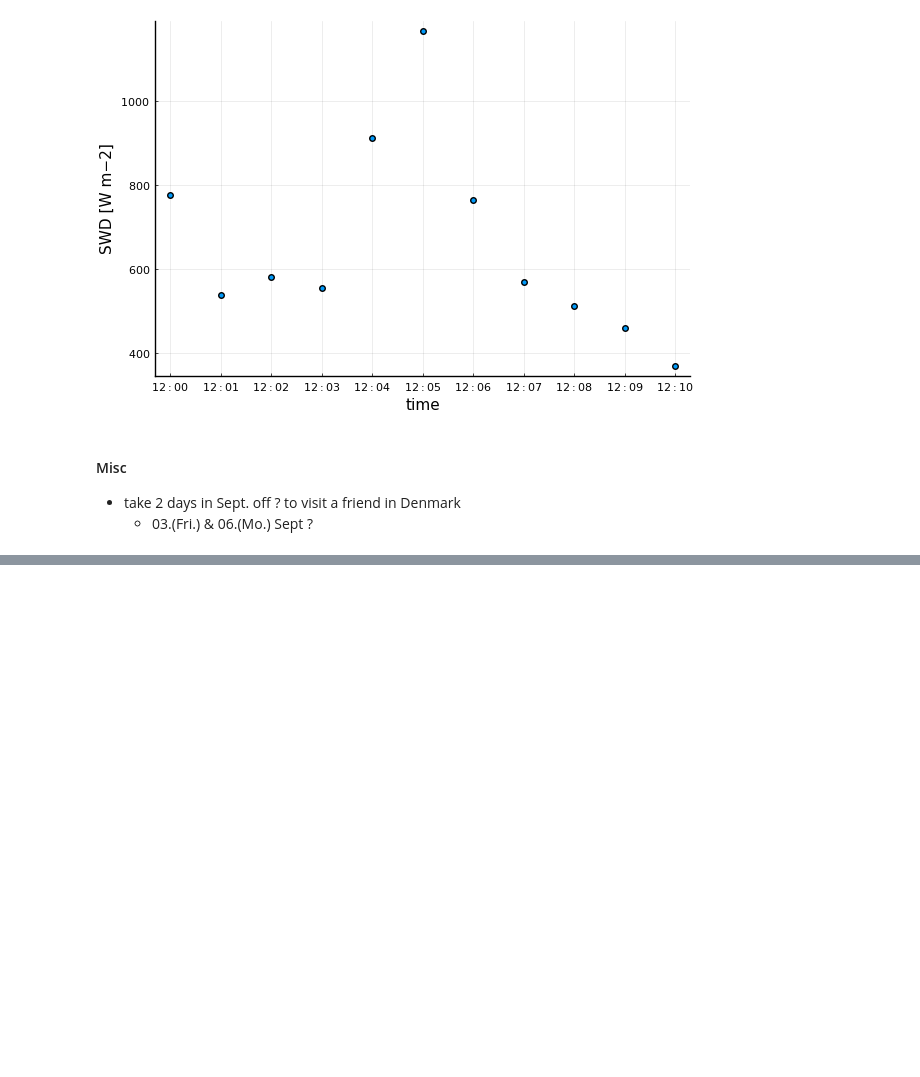
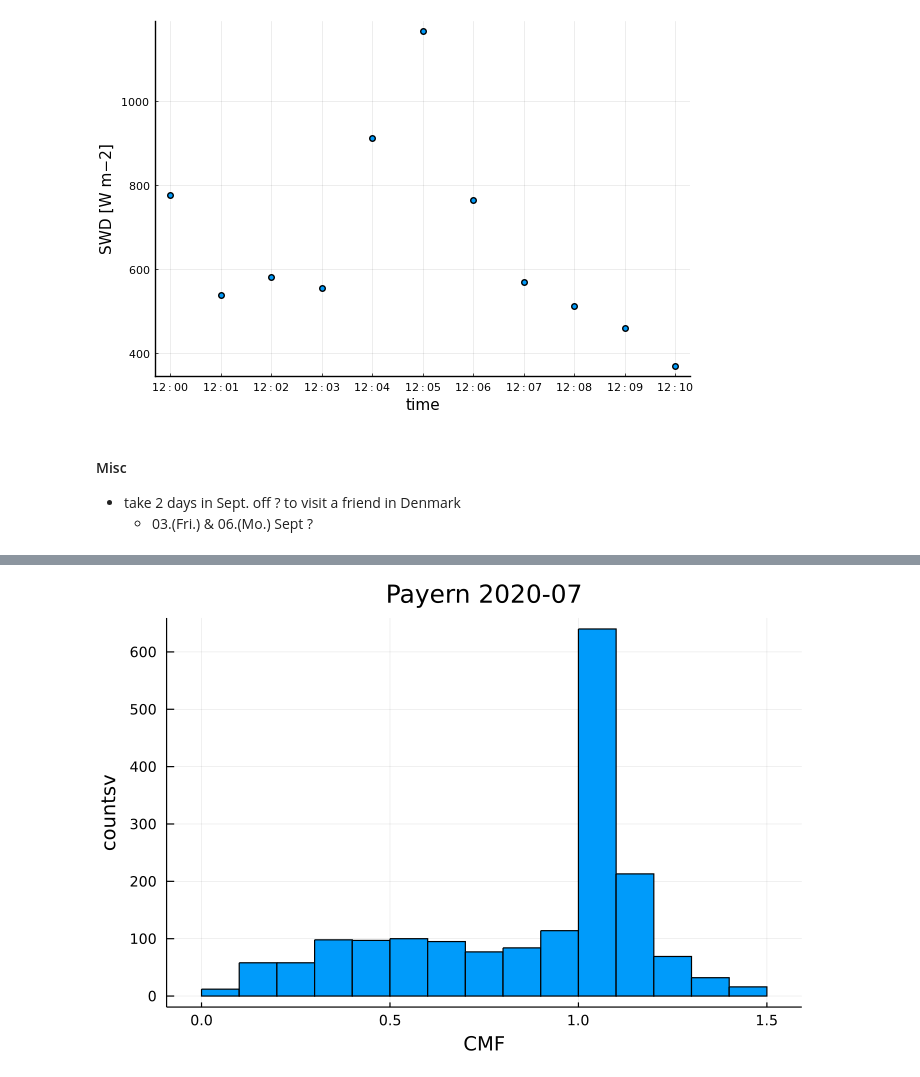
Before and after one commit to EuRoXy/MC_CMF, a Jupyter notebook: results/21_07.ipynb, the cells around one changed output, grey strips where cells are left out. Drawn from its saved outputs; the diff is of its cells as text; code cells hidden in the pictures; blank space fills up the shorter version.

```diff
--- a/results/21_07.ipynb
+++ b/results/21_07.ipynb
@@ -120,0 +135,6 @@ Fig. 6
+# %%
+histogram(cmf1, leg=:none,
+          xlabel="CMF", ylabel="countsv", title="Payern 2020-07",
+          fmt=:png, dpi=120)
+# %% [output]
+[figure, added]
```
Also changed, not shown: parts of 5 cells of this notebook, 4 other files.
